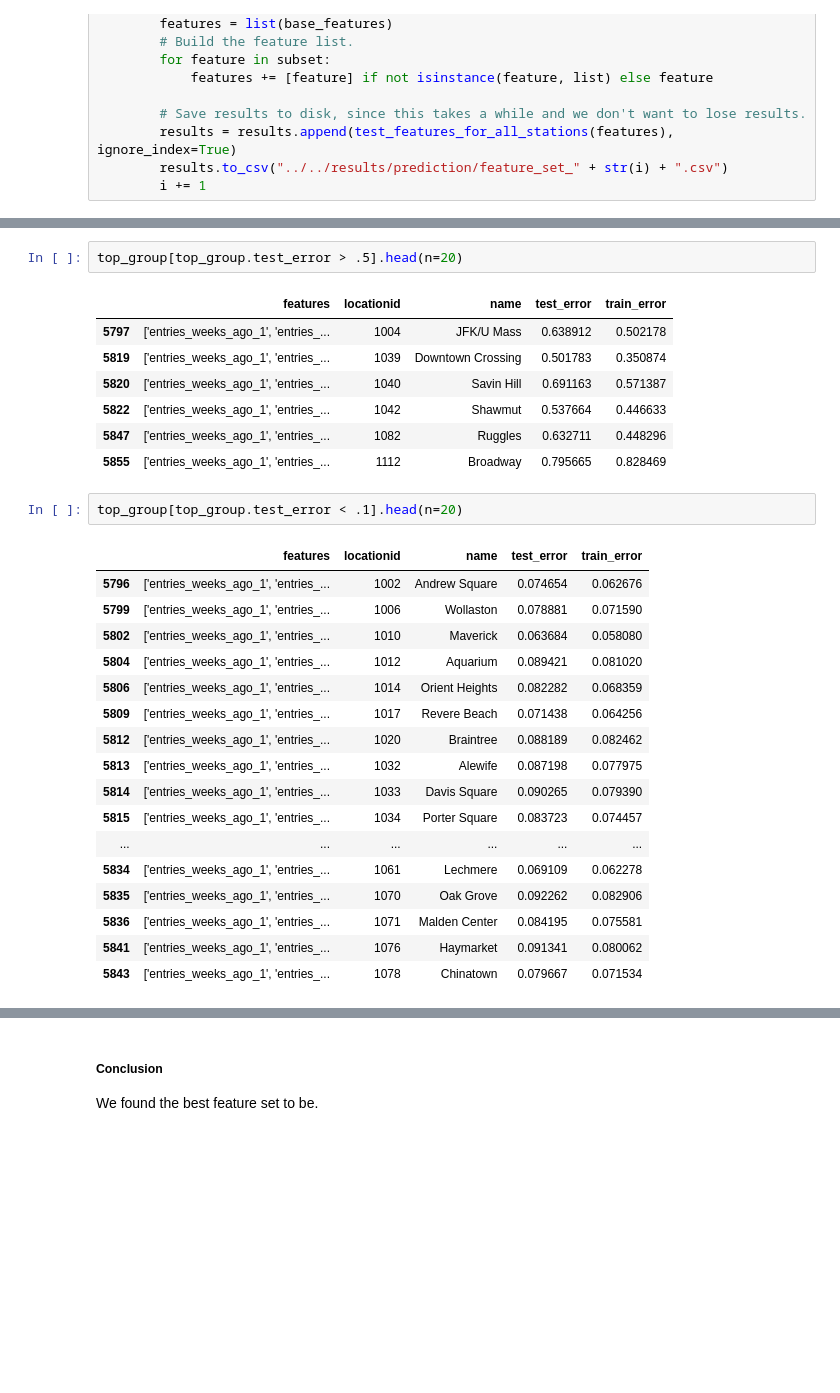
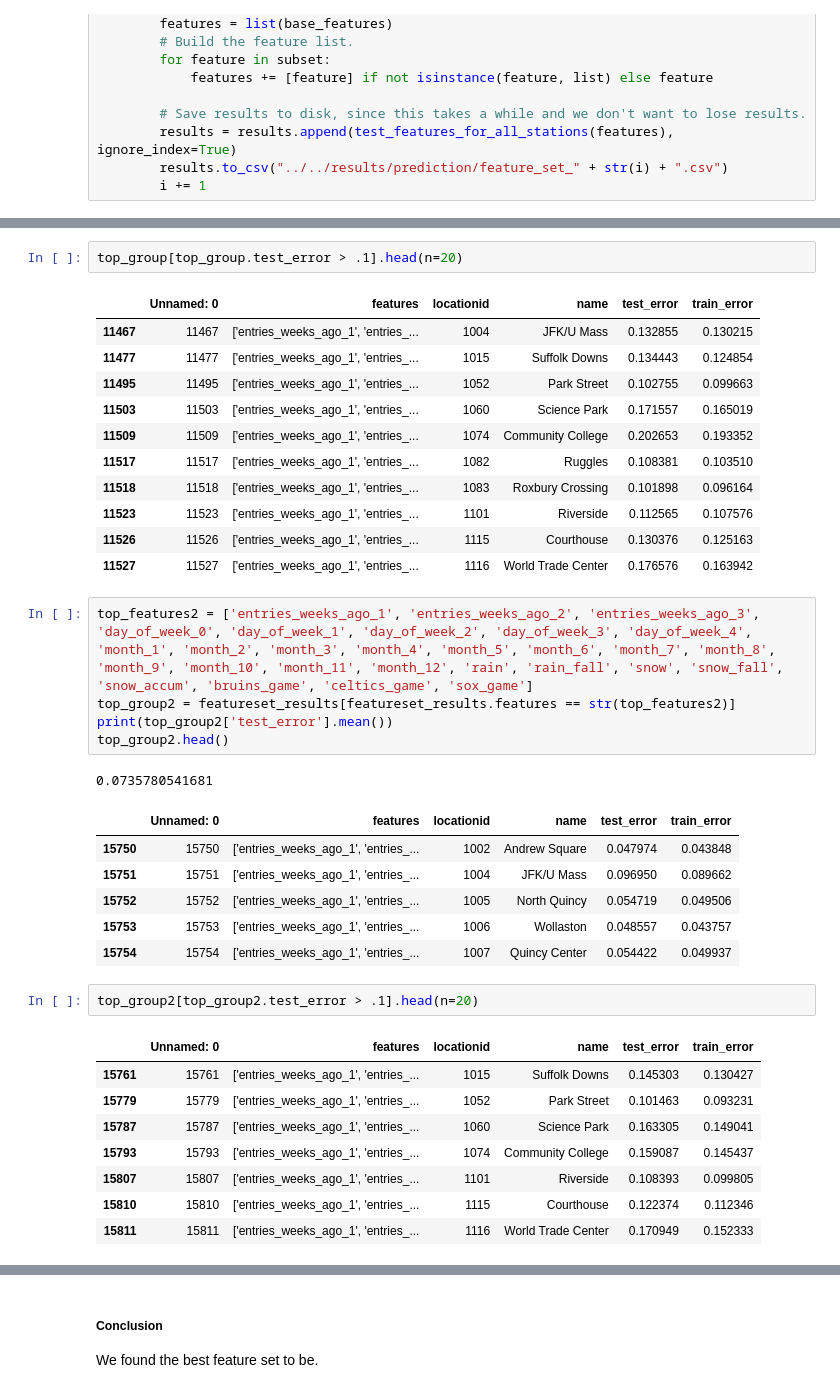
Before and after one commit to azampagl/harvard-capstone, a Jupyter notebook: src/release/Prediction.ipynb, the cells around one changed output, grey strips where cells are left out. Cells and saved outputs as stored; diff of their text form; blank space fills up the shorter version.

Commit message:
Added prediction results.

```diff
--- a/src/release/Prediction.ipynb
+++ b/src/release/Prediction.ipynb
@@ -478,30 +457,38 @@ top_group = featureset_results[featureset_results.features == str(top_features)]
 # %%
-top_group[top_group.test_error > .5].head(n=20)
+top_group[top_group.test_error > .1].head(n=20)
 # %% [output]
-|  | features | locationid | name | test_error | train_error |
-| 5797 | ['entries_weeks_ago_1', 'entries_... | 1004 | JFK/U Mass | 0.638912 | 0.502178 |
-| 5819 | ['entries_weeks_ago_1', 'entries_... | 1039 | Downtown Crossing | 0.501783 | 0.350874 |
-| 5820 | ['entries_weeks_ago_1', 'entries_... | 1040 | Savin Hill | 0.691163 | 0.571387 |
-| 5822 | ['entries_weeks_ago_1', 'entries_... | 1042 | Shawmut | 0.537664 | 0.446633 |
-| 5847 | ['entries_weeks_ago_1', 'entries_... | 1082 | Ruggles | 0.632711 | 0.448296 |
-| 5855 | ['entries_weeks_ago_1', 'entries_... | 1112 | Broadway | 0.795665 | 0.828469 |
+|  | Unnamed: 0 | features | locationid | name | test_error | train_error |
+| 11467 | 11467 | ['entries_weeks_ago_1', 'entries_... | 1004 | JFK/U Mass | 0.132855 | 0.130215 |
+| 11477 | 11477 | ['entries_weeks_ago_1', 'entries_... | 1015 | Suffolk Downs | 0.134443 | 0.124854 |
+| 11495 | 11495 | ['entries_weeks_ago_1', 'entries_... | 1052 | Park Street | 0.102755 | 0.099663 |
+| 11503 | 11503 | ['entries_weeks_ago_1', 'entries_... | 1060 | Science Park | 0.171557 | 0.165019 |
+| 11509 | 11509 | ['entries_weeks_ago_1', 'entries_... | 1074 | Community College | 0.202653 | 0.193352 |
+| 11517 | 11517 | ['entries_weeks_ago_1', 'entries_... | 1082 | Ruggles | 0.108381 | 0.103510 |
+| 11518 | 11518 | ['entries_weeks_ago_1', 'entries_... | 1083 | Roxbury Crossing | 0.101898 | 0.096164 |
+| 11523 | 11523 | ['entries_weeks_ago_1', 'entries_... | 1101 | Riverside | 0.112565 | 0.107576 |
+| 11526 | 11526 | ['entries_weeks_ago_1', 'entries_... | 1115 | Courthouse | 0.130376 | 0.125163 |
+| 11527 | 11527 | ['entries_weeks_ago_1', 'entries_... | 1116 | World Trade Center | 0.176576 | 0.163942 |
+# %%
+top_features2 = ['entries_weeks_ago_1', 'entries_weeks_ago_2', 'entries_weeks_ago_3', 'day_of_week_0', 'day_of_week_1', 'day_of_week_2', 'day_of_week_3', 'day_of_week_4', 'month_1', 'month_2', 'month_3', 'month_4', 'month_5', 'month_6', 'month_7', 'month_8', 'month_9', 'month_10', 'month_11', 'month_12', 'rain', 'rain_fall', 'snow', 'snow_fall', 'snow_accum', 'bruins_game', 'celtics_game', 'sox_game']
+top_group2 = featureset_results[featureset_results.features == str(top_features2)]
+print(top_group2['test_error'].mean())
+top_group2.head()
+# %% [output]
+0.0735780541681
+|  | Unnamed: 0 | features | locationid | name | test_error | train_error |
+| 15750 | 15750 | ['entries_weeks_ago_1', 'entries_... | 1002 | Andrew Square | 0.047974 | 0.043848 |
+| 15751 | 15751 | ['entries_weeks_ago_1', 'entries_... | 1004 | JFK/U Mass | 0.096950 | 0.089662 |
+| 15752 | 15752 | ['entries_weeks_ago_1', 'entries_... | 1005 | North Quincy | 0.054719 | 0.049506 |
+| 15753 | 15753 | ['entries_weeks_ago_1', 'entries_... | 1006 | Wollaston | 0.048557 | 0.043757 |
+| 15754 | 15754 | ['entries_weeks_ago_1', 'entries_... | 1007 | Quincy Center | 0.054422 | 0.049937 |
 # %%
-top_group[top_group.test_error < .1].head(n=20)
+top_group2[top_group2.test_error > .1].head(n=20)
 # %% [output]
-|  | features | locationid | name | test_error | train_error |
-| 5796 | ['entries_weeks_ago_1', 'entries_... | 1002 | Andrew Square | 0.074654 | 0.062676 |
-| 5799 | ['entries_weeks_ago_1', 'entries_... | 1006 | Wollaston | 0.078881 | 0.071590 |
-| 5802 | ['entries_weeks_ago_1', 'entries_... | 1010 | Maverick | 0.063684 | 0.058080 |
-| 5804 | ['entries_weeks_ago_1', 'entries_... | 1012 | Aquarium | 0.089421 | 0.081020 |
-| 5806 | ['entries_weeks_ago_1', 'entries_... | 1014 | Orient Heights | 0.082282 | 0.068359 |
-| 5809 | ['entries_weeks_ago_1', 'entries_... | 1017 | Revere Beach | 0.071438 | 0.064256 |
-| 5812 | ['entries_weeks_ago_1', 'entries_... | 1020 | Braintree | 0.088189 | 0.082462 |
-| 5813 | ['entries_weeks_ago_1', 'entries_... | 1032 | Alewife | 0.087198 | 0.077975 |
-| 5814 | ['entries_weeks_ago_1', 'entries_... | 1033 | Davis Square | 0.090265 | 0.079390 |
-| 5815 | ['entries_weeks_ago_1', 'entries_... | 1034 | Porter Square | 0.083723 | 0.074457 |
-| ... | ... | ... | ... | ... | ... |
-| 5834 | ['entries_weeks_ago_1', 'entries_... | 1061 | Lechmere | 0.069109 | 0.062278 |
-| 5835 | ['entries_weeks_ago_1', 'entries_... | 1070 | Oak Grove | 0.092262 | 0.082906 |
-| 5836 | ['entries_weeks_ago_1', 'entries_... | 1071 | Malden Center | 0.084195 | 0.075581 |
-| 5841 | ['entries_weeks_ago_1', 'entries_... | 1076 | Haymarket | 0.091341 | 0.080062 |
-| 5843 | ['entries_weeks_ago_1', 'entries_... | 1078 | Chinatown | 0.079667 | 0.071534 |
+|  | Unnamed: 0 | features | locationid | name | test_error | train_error |
+| 15761 | 15761 | ['entries_weeks_ago_1', 'entries_... | 1015 | Suffolk Downs | 0.145303 | 0.130427 |
+| 15779 | 15779 | ['entries_weeks_ago_1', 'entries_... | 1052 | Park Street | 0.101463 | 0.093231 |
+| 15787 | 15787 | ['entries_weeks_ago_1', 'entries_... | 1060 | Science Park | 0.163305 | 0.149041 |
+| 15793 | 15793 | ['entries_weeks_ago_1', 'entries_... | 1074 | Community College | 0.159087 | 0.145437 |
+| 15807 | 15807 | ['entries_weeks_ago_1', 'entries_... | 1101 | Riverside | 0.108393 | 0.099805 |
+| 15810 | 15810 | ['entries_weeks_ago_1', 'entries_... | 1115 | Courthouse | 0.122374 | 0.112346 |
+| 15811 | 15811 | ['entries_weeks_ago_1', 'entries_... | 1116 | World Trade Center | 0.170949 | 0.152333 |
```
Also changed, not shown: parts of 18 cells of this notebook, 1 other file.
